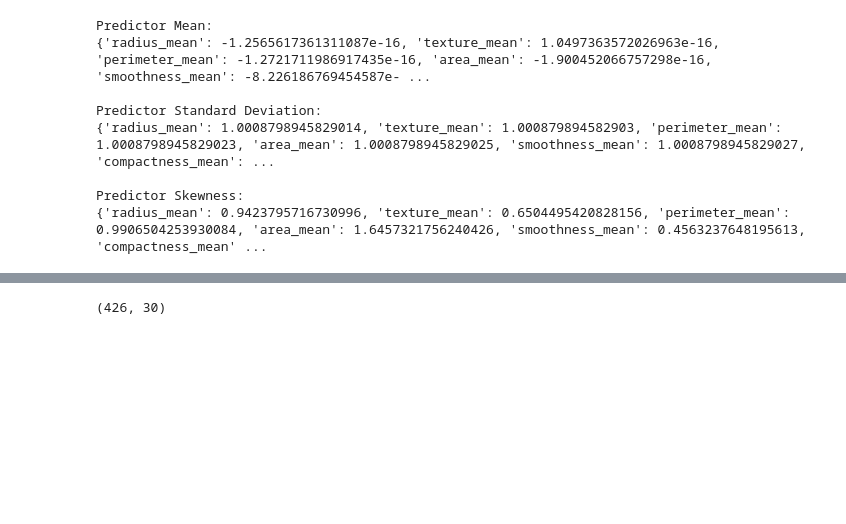
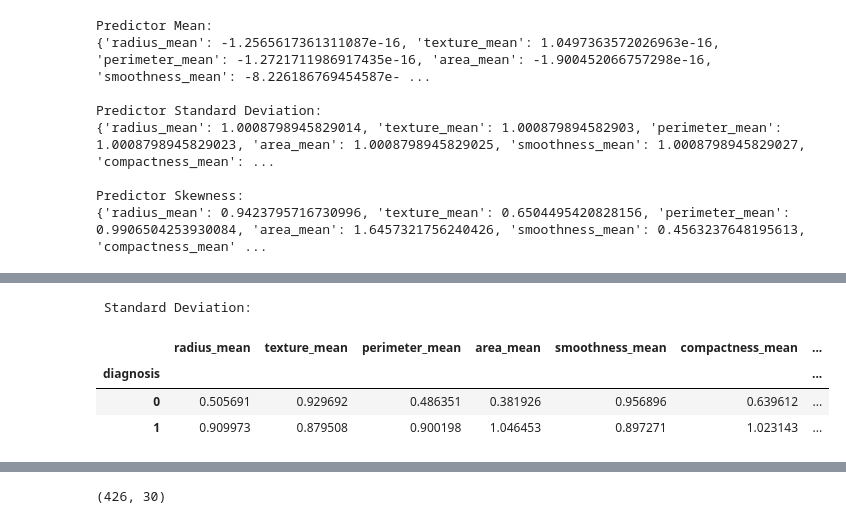
Before and after one commit to lucasabdalah/Exploratory-Data-Analisys, a Jupyter notebook: code/hw3/data_classification.ipynb, the cells around one changed output, grey strips where cells are left out. Drawn from its saved outputs; the diff is of its cells as text; code cells hidden in the pictures; blank space fills up the shorter version.

```diff
--- a/code/hw3/data_classification.ipynb
+++ b/code/hw3/data_classification.ipynb
@@ -162,0 +173,10 @@ Predictor Skewness:
+# %%
+## Data standard deviation by Diagnosis
+print('\n Standard Deviation: \n')
+data.groupby('diagnosis').std()
+# %% [output]
+ Standard Deviation:
+|  | radius_mean | texture_mean | perimeter_mean | area_mean | smoothness_mean | compactness_mean | ... |
+| diagnosis |  |  |  |  |  |  | ... |
+| 0 | 0.505691 | 0.929692 | 0.486351 | 0.381926 | 0.956896 | 0.639612 | ... |
+| 1 | 0.909973 | 0.879508 | 0.900198 | 1.046453 | 0.897271 | 1.023143 | ... |
```
Also changed, not shown: parts of 2 cells of this notebook.
